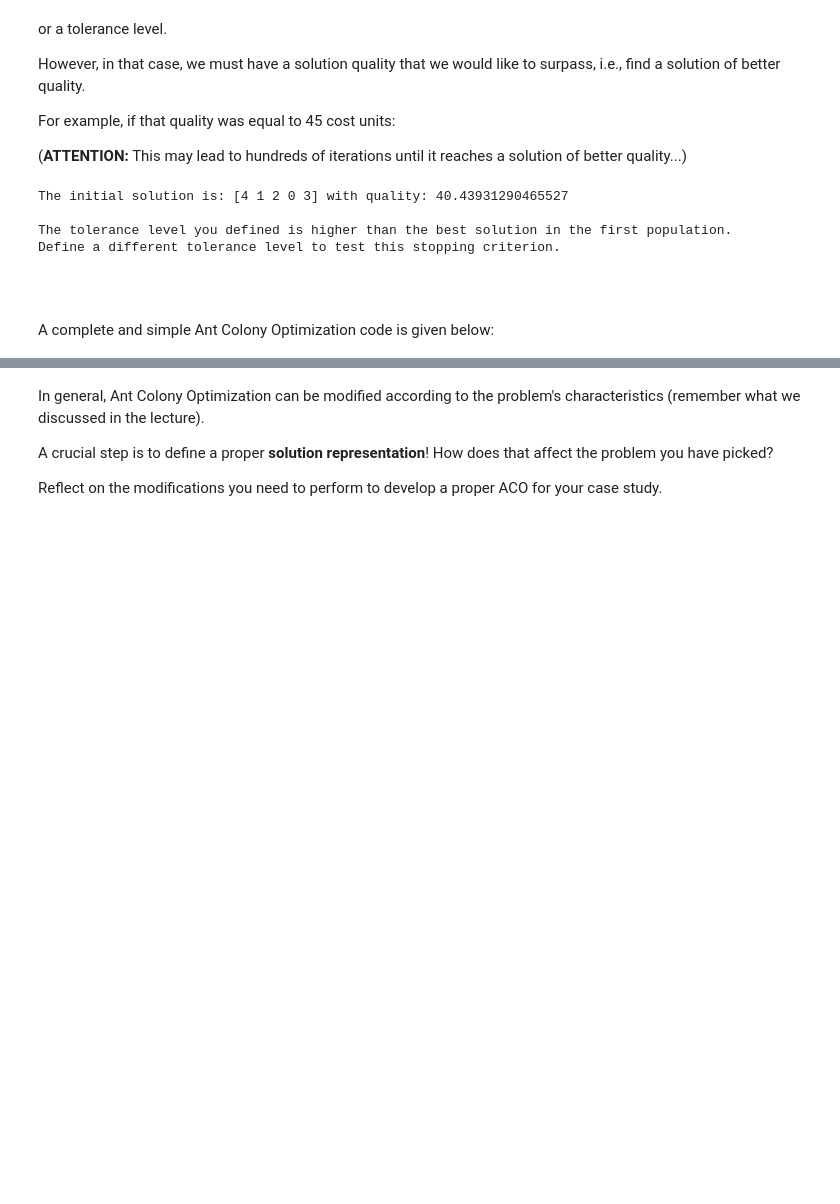
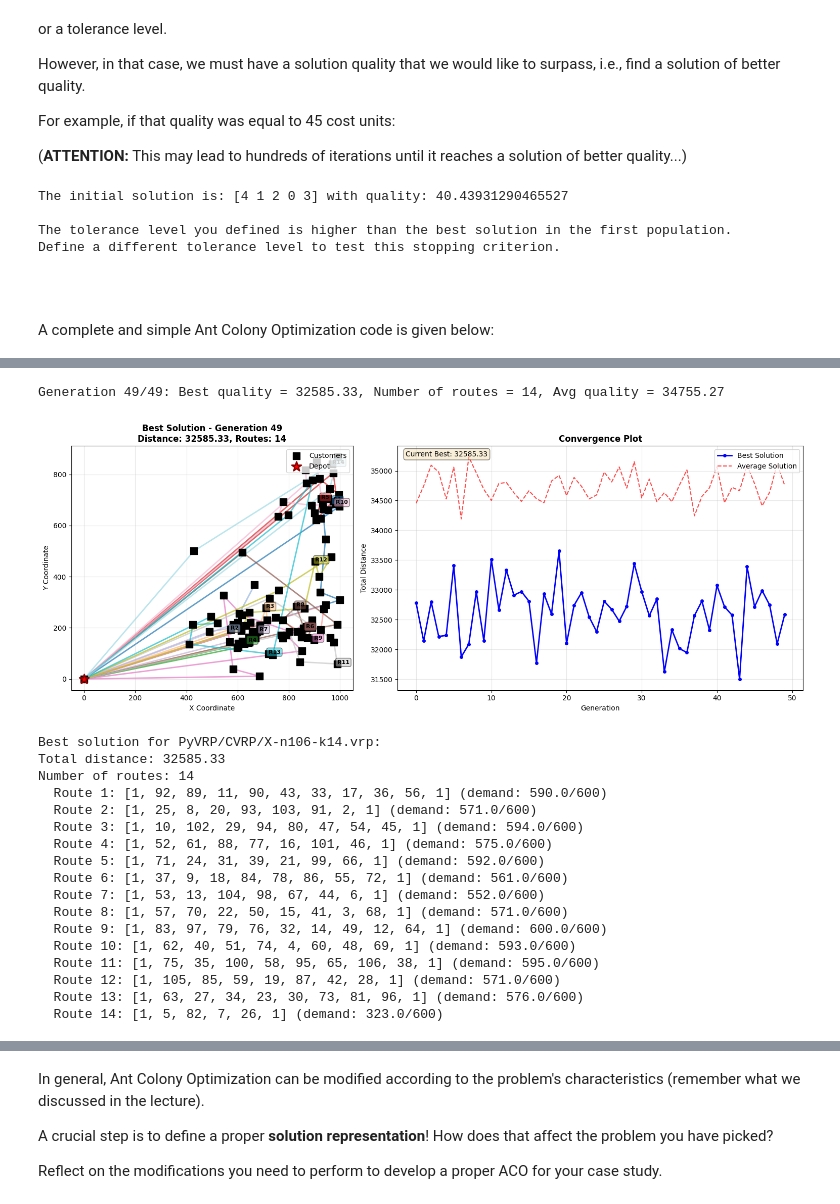
Before and after one commit to punnoose-1620/ant-colony-seminar-3, a Jupyter notebook: Ant_Colony_Optimization_(SOTA_2025).ipynb, the cells around one changed output, grey strips where cells are left out. Saved outputs shown, nothing was run; the diff lists cells and outputs as text; code cells hidden in the pictures; blank space fills up the shorter version.

```diff
--- a/Ant_Colony_Optimization_(SOTA_2025).ipynb
+++ b/Ant_Colony_Optimization_(SOTA_2025).ipynb
@@ -1582,0 +1593,22 @@ PyVRP/CVRP/X-n120-k6.vrp: Distance = 27181.05, Routes = 6
+# %%
+process_vrp_with_visualization(vrp_instances[1])
+# %% [output]
+Generation 49/49: Best quality = 32585.33, Number of routes = 14, Avg quality = 34755.27
+[figure, added]
+Best solution for PyVRP/CVRP/X-n106-k14.vrp:
+Total distance: 32585.33
+Number of routes: 14
+  Route 1: [1, 92, 89, 11, 90, 43, 33, 17, 36, 56, 1] (demand: 590.0/600)
+  Route 2: [1, 25, 8, 20, 93, 103, 91, 2, 1] (demand: 571.0/600)
+  Route 3: [1, 10, 102, 29, 94, 80, 47, 54, 45, 1] (demand: 594.0/600)
+  Route 4: [1, 52, 61, 88, 77, 16, 101, 46, 1] (demand: 575.0/600)
+  Route 5: [1, 71, 24, 31, 39, 21, 99, 66, 1] (demand: 592.0/600)
+  Route 6: [1, 37, 9, 18, 84, 78, 86, 55, 72, 1] (demand: 561.0/600)
+  Route 7: [1, 53, 13, 104, 98, 67, 44, 6, 1] (demand: 552.0/600)
+  Route 8: [1, 57, 70, 22, 50, 15, 41, 3, 68, 1] (demand: 571.0/600)
+  Route 9: [1, 83, 97, 79, 76, 32, 14, 49, 12, 64, 1] (demand: 600.0/600)
+  Route 10: [1, 62, 40, 51, 74, 4, 60, 48, 69, 1] (demand: 593.0/600)
+  Route 11: [1, 75, 35, 100, 58, 95, 65, 106, 38, 1] (demand: 595.0/600)
+  Route 12: [1, 105, 85, 59, 19, 87, 42, 28, 1] (demand: 571.0/600)
+  Route 13: [1, 63, 27, 34, 23, 30, 73, 81, 96, 1] (demand: 576.0/600)
+  Route 14: [1, 5, 82, 7, 26, 1] (demand: 323.0/600)
```
Also changed, not shown: parts of 7 cells of this notebook, 1 other file.
